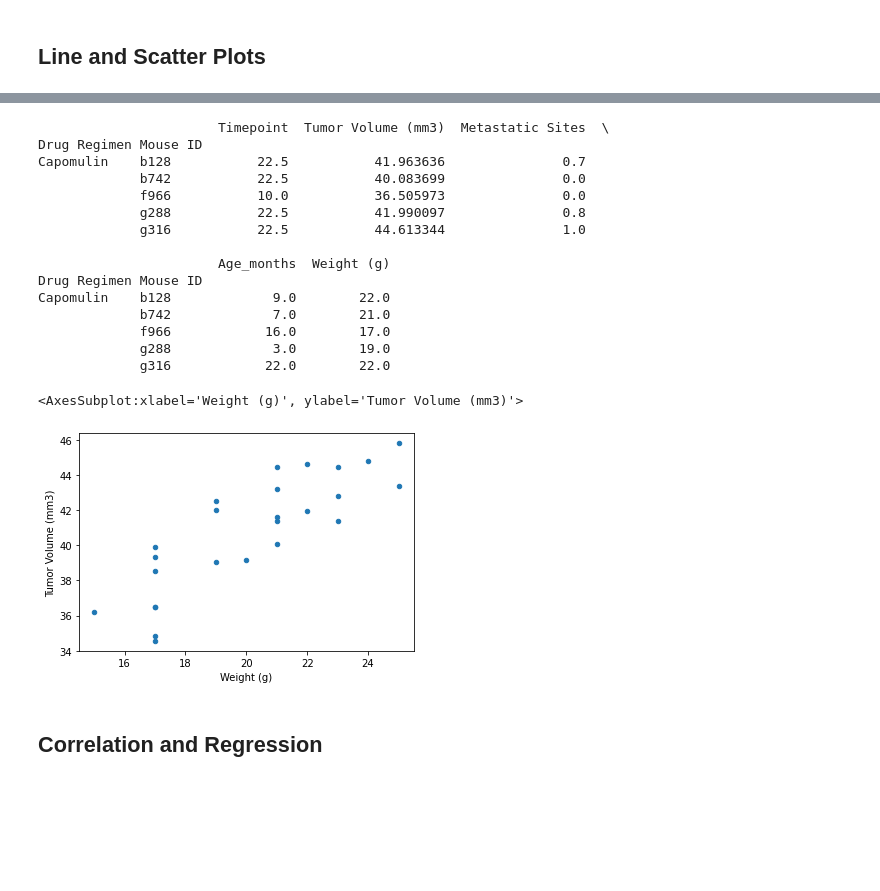
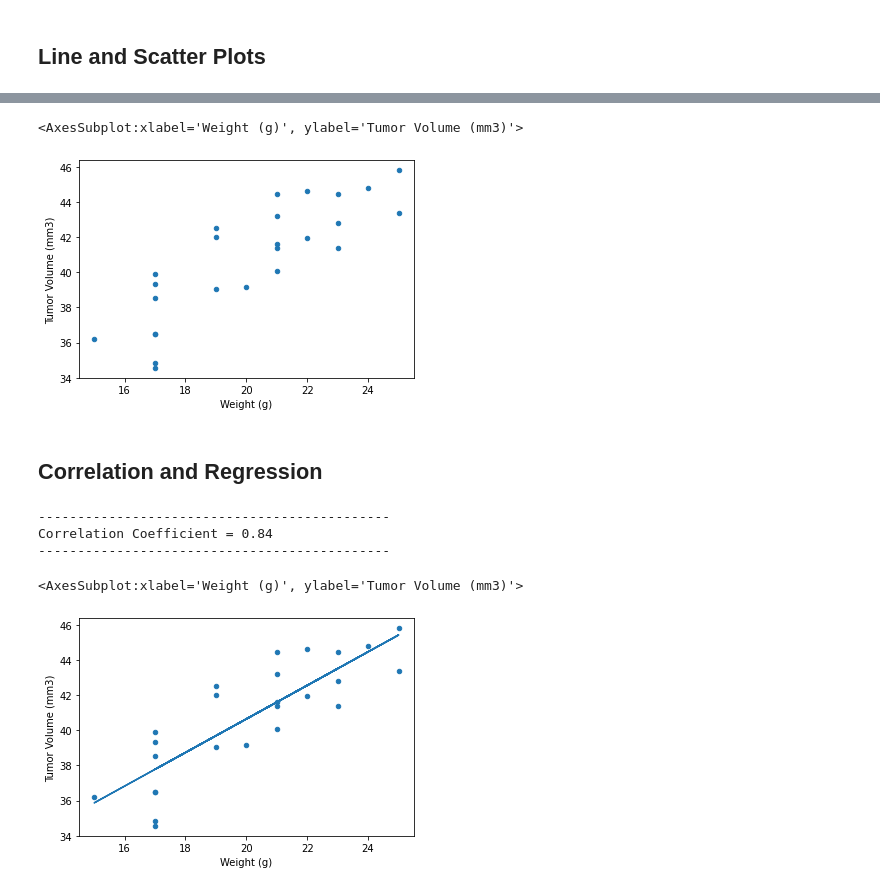
Before and after one commit to MohanPanga/pharma_data, a Jupyter notebook: Pymaceuticals/pymaceuticals_starter.ipynb, the cells around one changed output, grey strips where cells are left out. Drawn from its saved outputs; the diff is of its cells as text; code cells hidden in the pictures; blank space fills up the shorter version.

```diff
--- a/Pymaceuticals/pymaceuticals_starter.ipynb
+++ b/Pymaceuticals/pymaceuticals_starter.ipynb
@@ -261,25 +329,9 @@ mouse_b128.plot('Timepoint','Tumor Volume (mm3)')
 # %%
 # Generate a scatter plot of average tumor volume vs. mouse weight for the Capomulin regimen
 average_data = df.groupby(['Drug Regimen','Mouse ID']).mean()
-print(average_data.head())
 average_data.loc["Capomulin"].plot.scatter(x= 'Weight (g)',y= 'Tumor Volume (mm3)')
 # %% [output]
-                       Timepoint  Tumor Volume (mm3)  Metastatic Sites  \
-Drug Regimen Mouse ID
-Capomulin    b128           22.5           41.963636               0.7
-             b742           22.5           40.083699               0.0
-             f966           10.0           36.505973               0.0
-             g288           22.5           41.990097               0.8
-             g316           22.5           44.613344               1.0
-
-                       Age_months  Weight (g)
-Drug Regimen Mouse ID
-Capomulin    b128             9.0        22.0
-             b742             7.0        21.0
-             f966            16.0        17.0
-             g288             3.0        19.0
-             g316            22.0        22.0
+<AxesSubplot:xlabel='Weight (g)', ylabel='Tumor Volume (mm3)'>
-<AxesSubplot:xlabel='Weight (g)', ylabel='Tumor Volume (mm3)'>
 [figure]
 # %% [markdown]
 ## Correlation and Regression
@@ -288,0 +338,18 @@ Capomulin    b128             9.0        22.0
+# %%
+# Calculate the correlation coefficient and linear regression model
+# for mouse weight and average tumor volume for the Capomulin regimen
+
+(slope, intercept, corr_coeff, pval, stderr) = st.linregress(average_data.loc['Capomulin','Weight (g)'], average_data.loc['Capomulin','Tumor Volume (mm3)'])
+print('\n---------------------------------------------')
+print(f'Correlation Coefficient = {round(corr_coeff,2)}')
+print('---------------------------------------------')
+ydata = slope*average_data.loc['Capomulin','Weight (g)'] + intercept
+fig,ax = plt.subplots()
+plt.plot(average_data.loc['Capomulin','Weight (g)'],ydata)
+average_data.loc["Capomulin"].plot.scatter(x= 'Weight (g)',y= 'Tumor Volume (mm3)', ax = ax)
+# %% [output]
+---------------------------------------------
+Correlation Coefficient = 0.84
+---------------------------------------------
+<AxesSubplot:xlabel='Weight (g)', ylabel='Tumor Volume (mm3)'>
+[figure, added]
```
Also changed, not shown: parts of 7 cells of this notebook.
